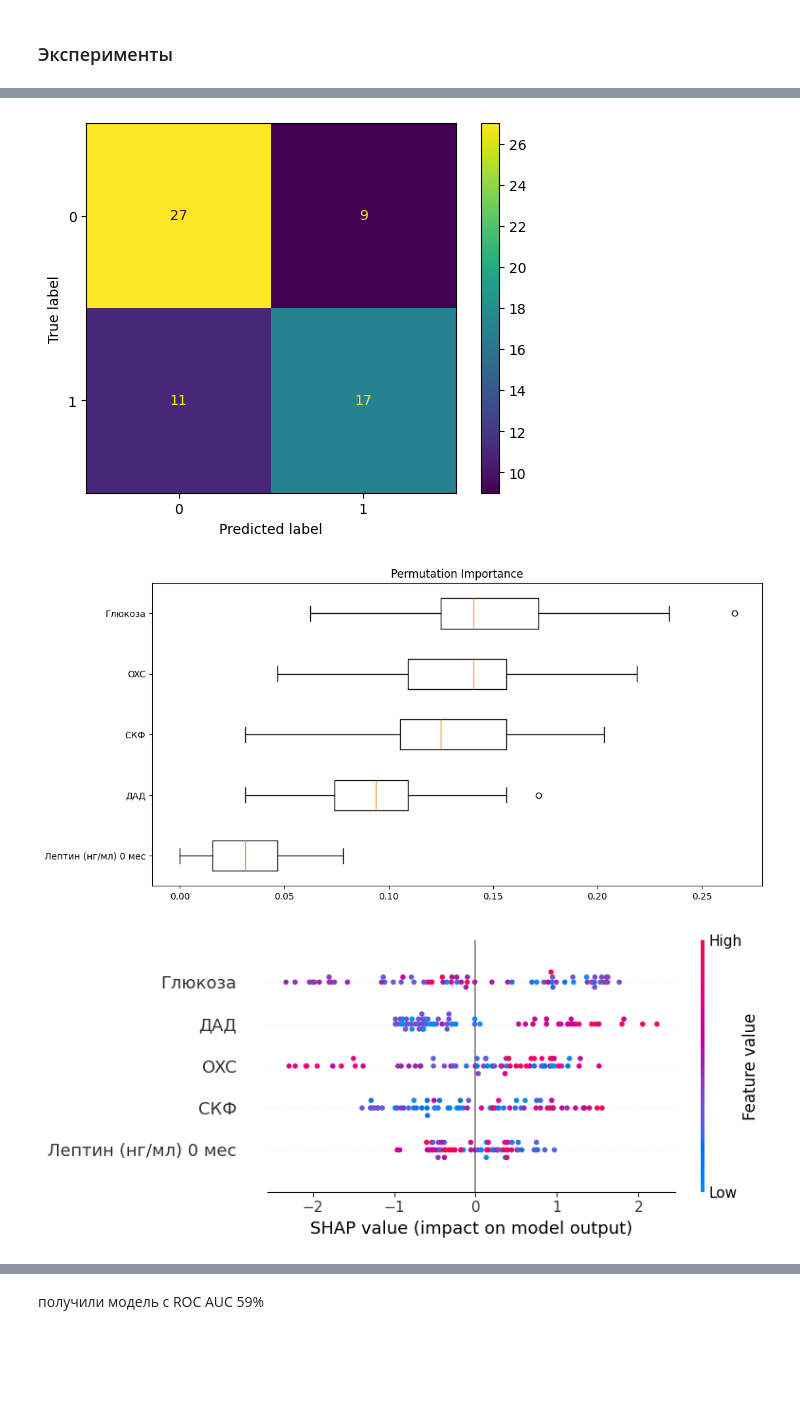
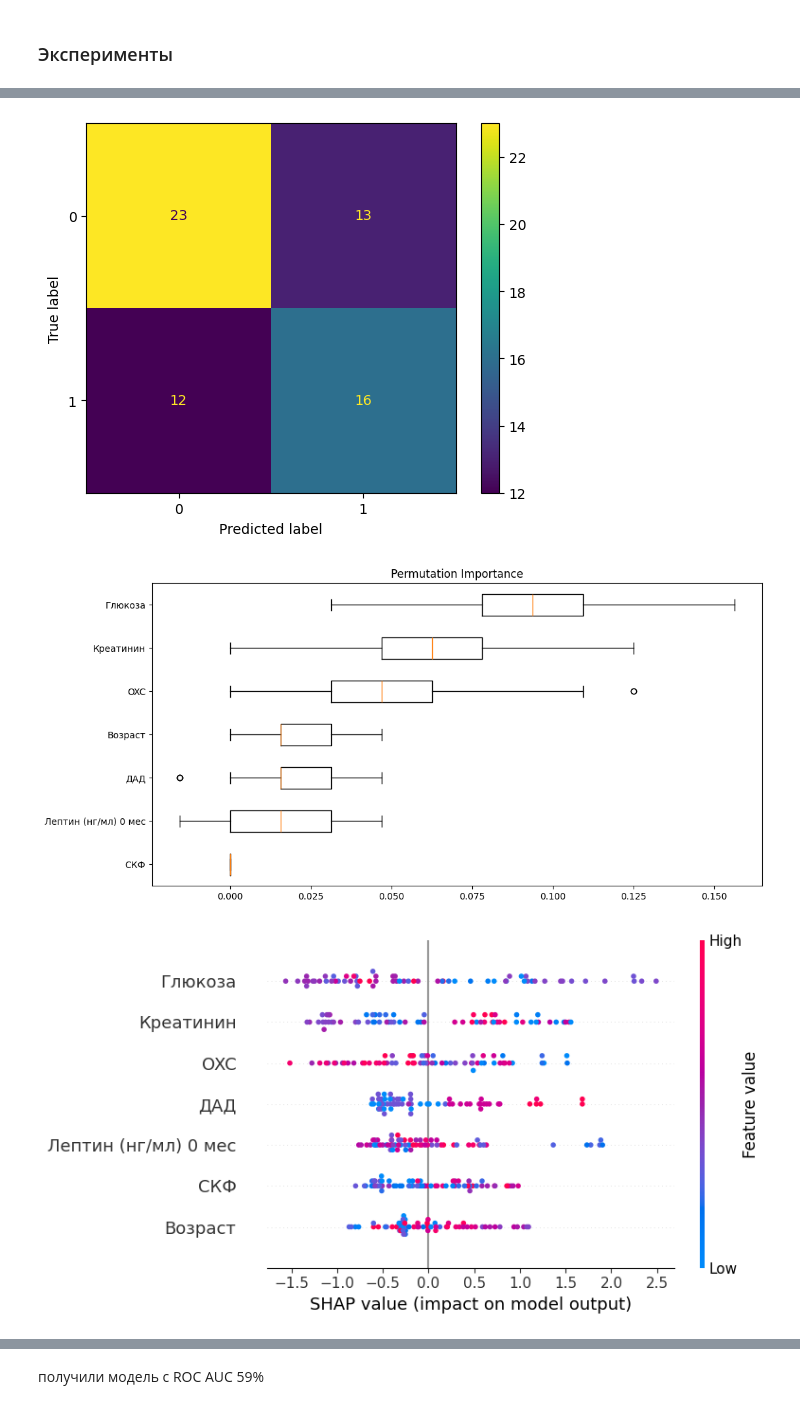
Before and after one commit to geniusserg/Endocrinology, a Jupyter notebook: experiments.ipynb, the cells around one changed output, grey strips where cells are left out. Cells and saved outputs as stored; diff of their text form; code cells hidden in the pictures; blank space fills up the shorter version.

```diff
--- a/experiments.ipynb
+++ b/experiments.ipynb
@@ -691,7 +691,7 @@ class Dataset:
         X = dataset
         y = target
 
-        if params!=None:
+        if params is not None:
             X = dataset[params]
 
         X = X.reset_index(drop=True)
@@ -780,5 +848,5 @@ dt_test.preprocess(agroup_params_only=True)
 # %%
-params_good = ["OXC", "ДАД", "Лептин (нг/мл) 0 мес", 'СКФ', 'Глюкоза']
+params_good = ["Возраст",  "ДАД",  "Лептин (нг/мл) 0 мес", 'СКФ', 'Глюкоза', "Креатинин", "OXC"]
 X, y = dt.get_X_y("SIB", 5, params=params_good, target_type="A")
 model, X, y_true, y_pred = classification_experiment(XGBClassifier(), X, y, use_pipeline=False)
 experiment_logger(model, X, y_true, y_pred)
@@ -804,7 +874,7 @@ ROC AUC score:  0.6785714285714285
 <sklearn.metrics._plot.confusion_matrix.ConfusionMatrixDisplay at 0x...>
-[figure, old version]
+[figure, new version]
-[figure, old version]
+[figure, new version]
-[figure, old version]
+[figure, new version]
 # %%
 X.corr()
 # %% [output]
```
Also changed, not shown: parts of 25 cells of this notebook, 6 other files.
